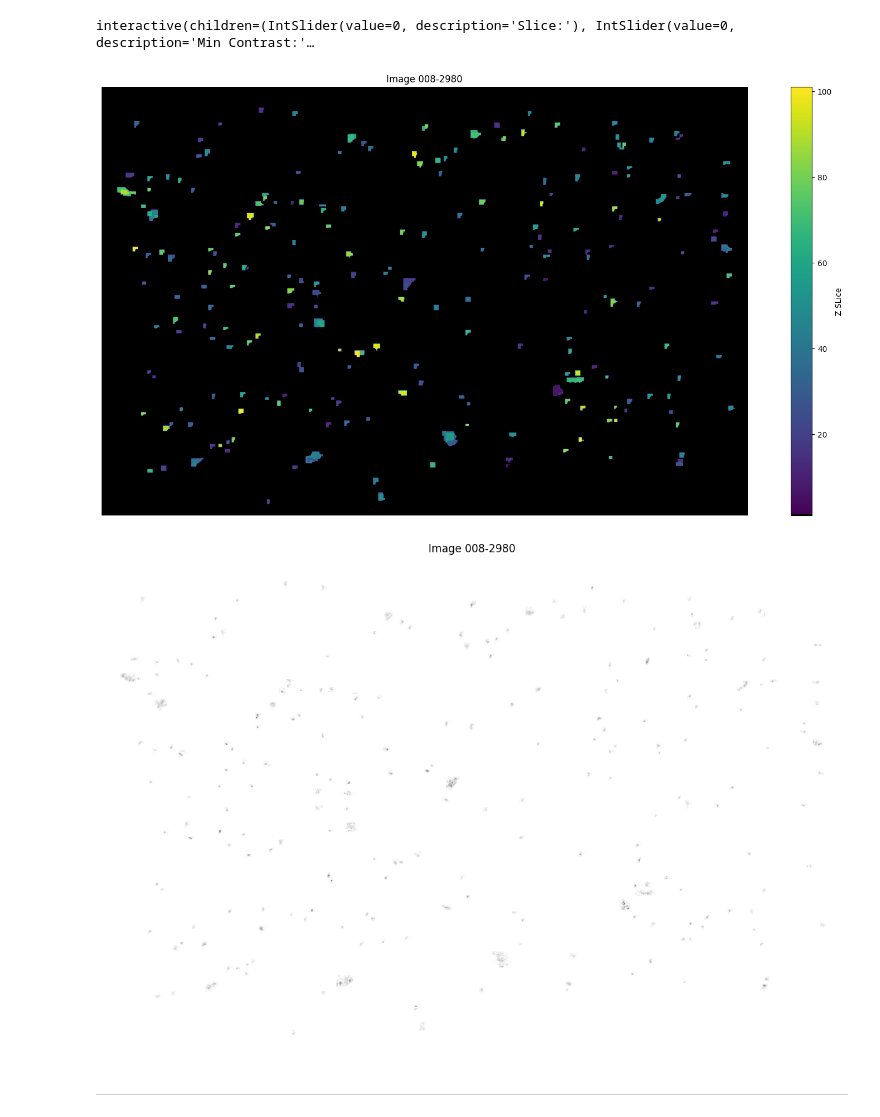
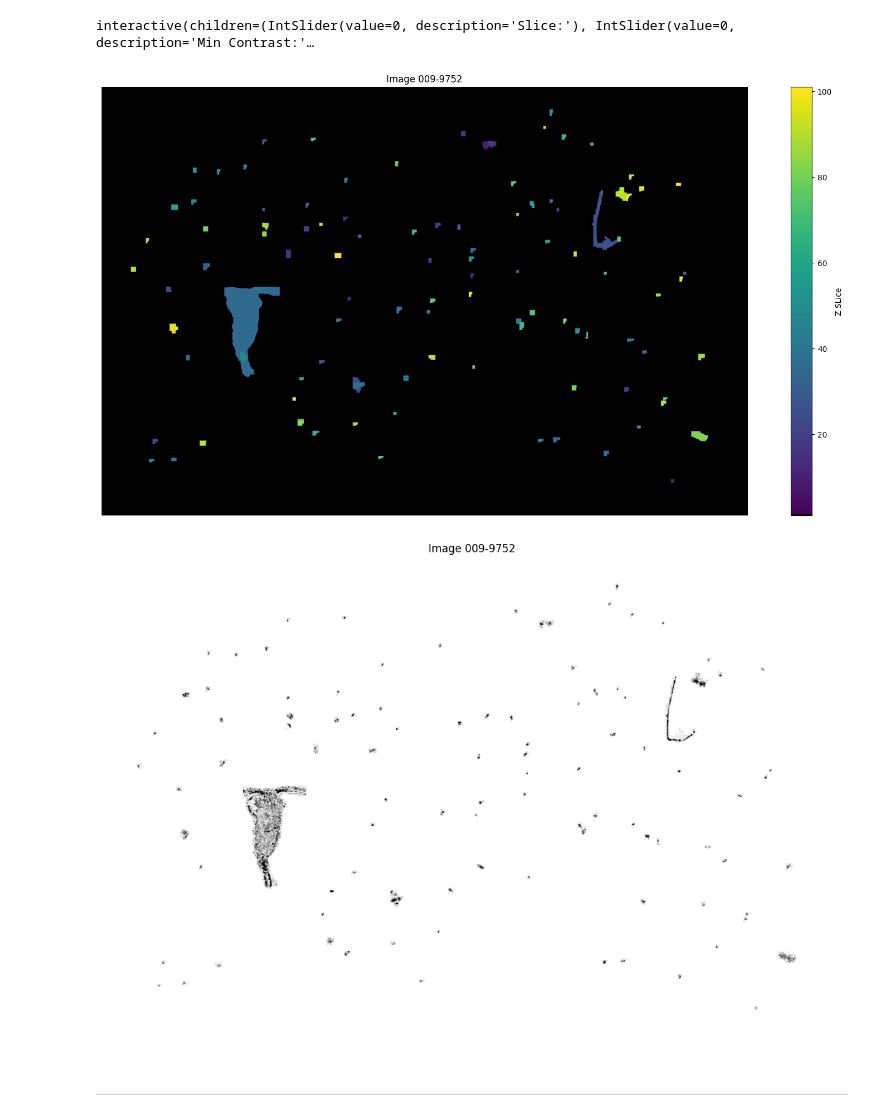
Before and after one commit to valee99/ML-project-2, a Jupyter notebook: src/visualisation.ipynb, the cells around one changed output. Cells and saved outputs as stored; diff of their text form; code cells hidden in the pictures.

```diff
--- a/src/visualisation.ipynb
+++ b/src/visualisation.ipynb
@@ -31,21 +31,25 @@ N_ROWS_PATCH = 8
 N_COLS_PATCH = 8
 
 PATH_DATASET_PATCH_IMAGES = (
-    "data/data_split/ctrst-0-255_srfc-200_prcs-0_seg_small_labels/test/images"
+    "../data/data_split/ctrst-0-255_srfc-200_prcs-0_seg_small_labels/test/images"
 )
 PATH_DATASET_FULL_IMAGES = (
-    "data/data_split/ctrst-0-255_srfc-200_prcs-0_seg_big_labels/test/images"
+    "../data/data_split/ctrst-0-255_srfc-200_prcs-0_seg_big_labels/test/images"
 )
-PATH_DATASET_SINGLE = "data/data_labeled/ctrst-0-255_srfc-0_prcs-0_seg"
+PATH_DATASET_SINGLE = "../data/data_labeled/ctrst-0-255_srfc-0_prcs-0_seg"
+#PATH_DATASET_FULL_IMAGES = "../image_test/test/images"
+#PATH_DATASET_PATCH_IMAGES = "../image_test_patch/test/images"
 
-PATH_MODEL_FULL = "runs/segmentation/yolo11n_ctrst-0-255_srfc-200_prcs-0_seg_big_labels_epochs-100_imgsz-1520_batch-8/weights/best.pt"
-PATH_MODEL_PATCH = "runs/segmentation/yolo11n_ctrst-0-255_srfc-200_prcs-0_seg_small_labels_epochs-100_imgsz-190_batch-8/weights/best.pt"
-PATH_SINGLE_MODEL = "runs/segmentation/yolo11n_ctrst-0-255_srfc-0_prcs_0_seg_single_model_epochs-100_imgsz-1616_batch-8/weights/best.pt"
+PATH_MODEL_FULL = "../models/full/best.pt"
+PATH_MODEL_PATCH = "../models/patches/best.pt"
+PATH_SINGLE_MODEL = "../runs/segmentation/yolo11n_ctrst-0-255_srfc-0_prcs_0_seg_single_model_epochs-100_imgsz-1616_batch-8/weights/best.pt"
 
 img_name = "008-2980"
+# %%
+img_name = "009-9752"
 # %%
-interactive_plot, img_mask, img, combined_slices, combined_images = visualise(
-    "009-9703",
+interactive_plot, img_mask, img, combined_slices, combined_images, big_model_img_mask, small_model_img_mask = visualise(
+    img_name,
     True,
     PATH_DATASET_PATCH_IMAGES,
     PATH_DATASET_FULL_IMAGES,
@@ -73,4 +77,4 @@ plt.colorbar(label="Z SLice")
 plt.axis("off")
 plt.show()
 # %% [output]
-[figure, old version]
+[figure, new version]
@@ -77,11 +83,11 @@ plt.show()
 # %%
 plt.figure(figsize=(20, 10))
 plt.title(f"Image {img_name}")
-plt.imshow(combined_images, cmap="gray", vmin=0, vmax=255)
+plt.imshow(adjust_contrast(combined_images,210,255), cmap="gray", vmin=0, vmax=255)
 plt.axis("off")
 plt.show()
 # %% [output]
-[figure, old version]
+[figure, new version]
 # %% [markdown]
 ______
 # %% [markdown]
```
Also changed, not shown: parts of 6 cells of this notebook, 2 other files.
